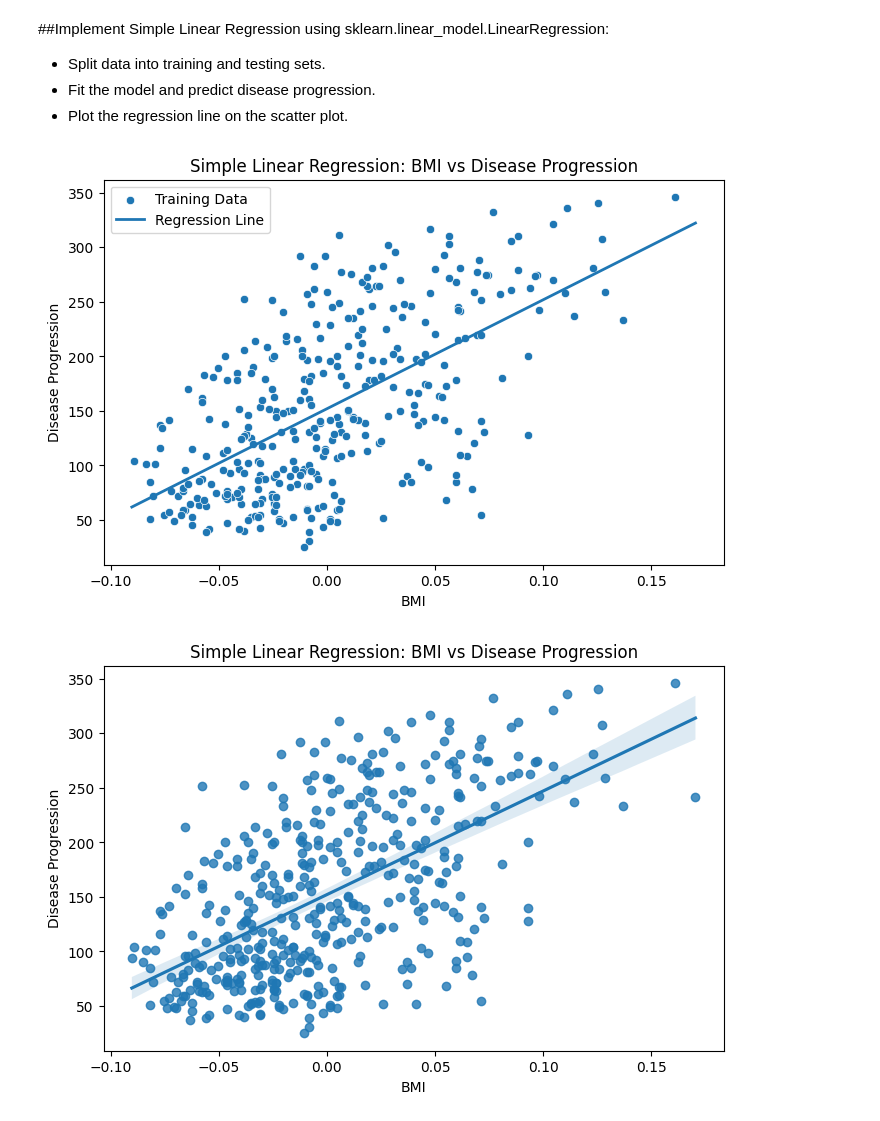
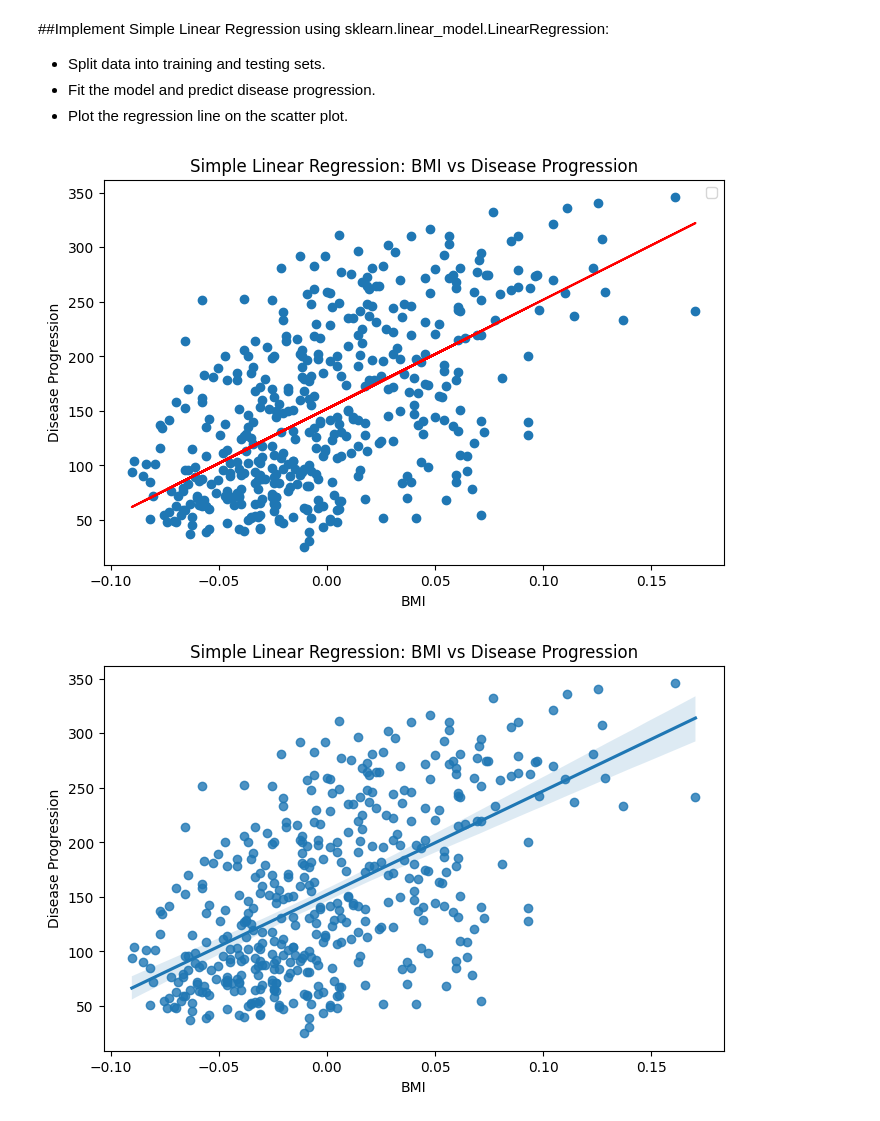
Before and after one commit to MuhammadNihalImran/ML_Lab_Tasks, a Jupyter notebook: ML_Lab_2.ipynb, the cells around one changed output. Drawn from its saved outputs; the diff is of its cells as text; code cells hidden in the pictures.

Commit message:
updated the simple regression scatterplot

```diff
--- a/ML_Lab_2.ipynb
+++ b/ML_Lab_2.ipynb
@@ -75,38 +75,16 @@ y_pred = model.predict(x_test)
 # %%
 plt.figure(figsize=(8, 5))
 
-# Actual data
-sns.scatterplot(
-    x=x_train['bmi'],
-    y=y_train,
-    label='Training Data'
-)
-
-# Regression line
-x_line = np.linspace(
-    x['bmi'].min(),
-    x['bmi'].max(),
-    100
-).reshape(-1, 1)
-
-
-y_line = model.predict(x_line)
-
-plt.plot(
-    x_line,
-    y_line,
-    linewidth=2,
-    label='Regression Line'
-)
-
+plt.scatter(df['bmi'],df['target'])
+plt.plot(x_test,y_pred,c='r')
 plt.xlabel('BMI')
 plt.ylabel('Disease Progression')
 plt.title('Simple Linear Regression: BMI vs Disease Progression')
 
 plt.legend()
 plt.show()
 # %% [output]
-[figure, old version]
+[figure, new version]
 # %%
 plt.figure(figsize=(8, 5))
 sns.regplot(x='bmi', y='target', data=df)
```
Also changed, not shown: parts of 4 cells of this notebook.
